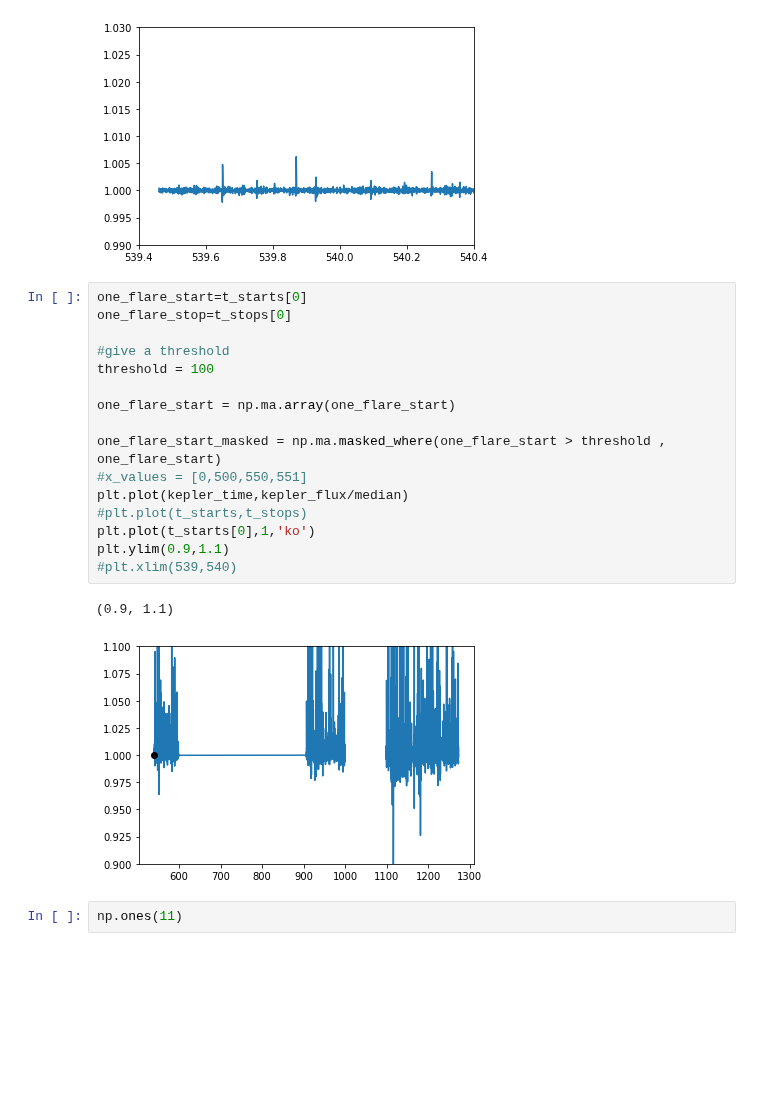
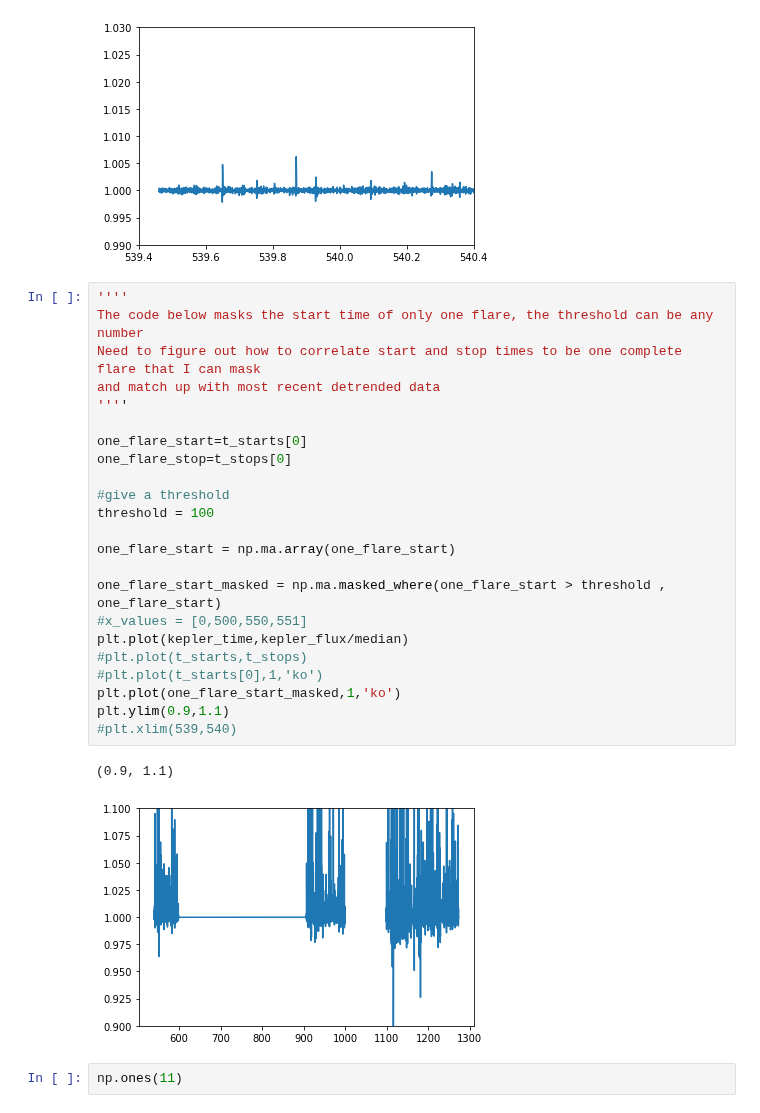
Before and after one commit to lupitatovar/flares, a Jupyter notebook: notebooks/gj1243_celerite_testing.ipynb, the cells around one changed output. Drawn from its saved outputs; the diff is of its cells as text; blank space fills up the shorter version.

```diff
--- a/notebooks/gj1243_celerite_testing.ipynb
+++ b/notebooks/gj1243_celerite_testing.ipynb
@@ -275,24 +272,31 @@ plt.ylim(0.99,1.03)
 (0.99, 1.03)
 [figure]
 # %%
+''''
+The code below masks the start time of only one flare, the threshold can be any number
+Need to figure out how to correlate start and stop times to be one complete flare that I can mask
+and match up with most recent detrended data
+''''
+
 one_flare_start=t_starts[0]
 one_flare_stop=t_stops[0]
 
 #give a threshold
 threshold = 100
 
 one_flare_start = np.ma.array(one_flare_start)
 
 one_flare_start_masked = np.ma.masked_where(one_flare_start > threshold , one_flare_start)
 #x_values = [0,500,550,551]
 plt.plot(kepler_time,kepler_flux/median)
 #plt.plot(t_starts,t_stops)
-plt.plot(t_starts[0],1,'ko')
+#plt.plot(t_starts[0],1,'ko')
+plt.plot(one_flare_start_masked,1,'ko')
 plt.ylim(0.9,1.1)
 #plt.xlim(539,540)
 # %% [output]
 (0.9, 1.1)
-[figure, old version]
+[figure, new version]
 # %%
 np.ones(11)
 # %%
```
Also changed, not shown: parts of 3 cells of this notebook, 1 other file.
